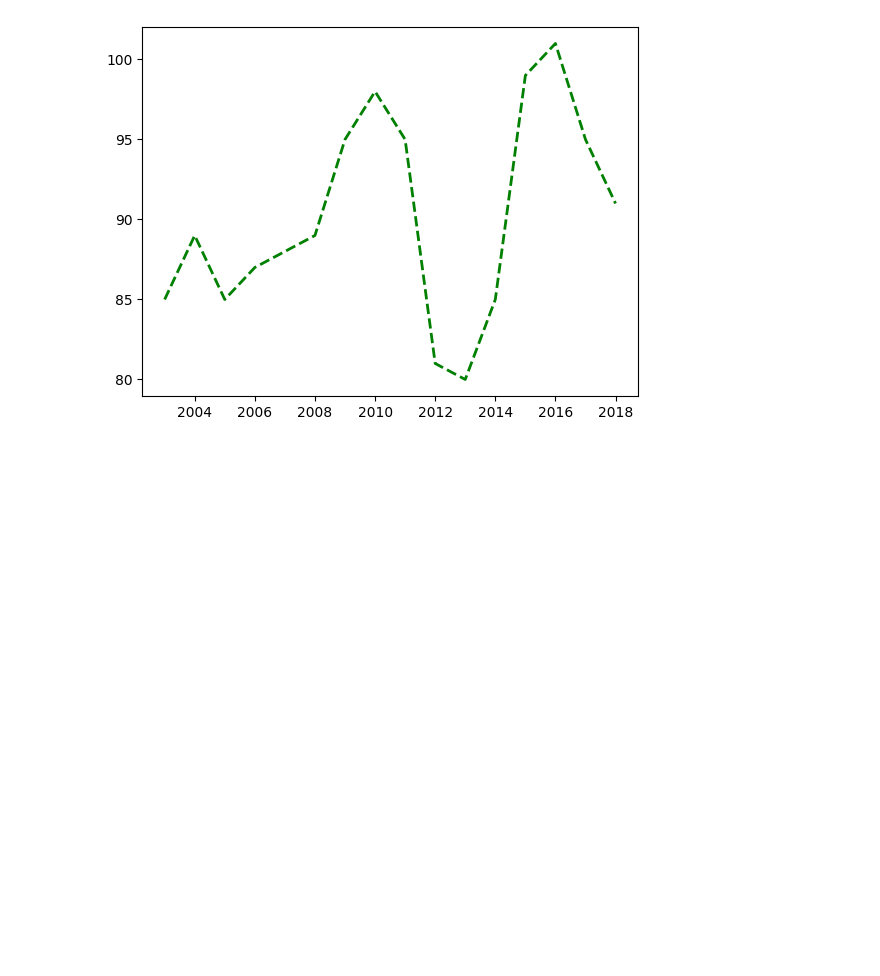
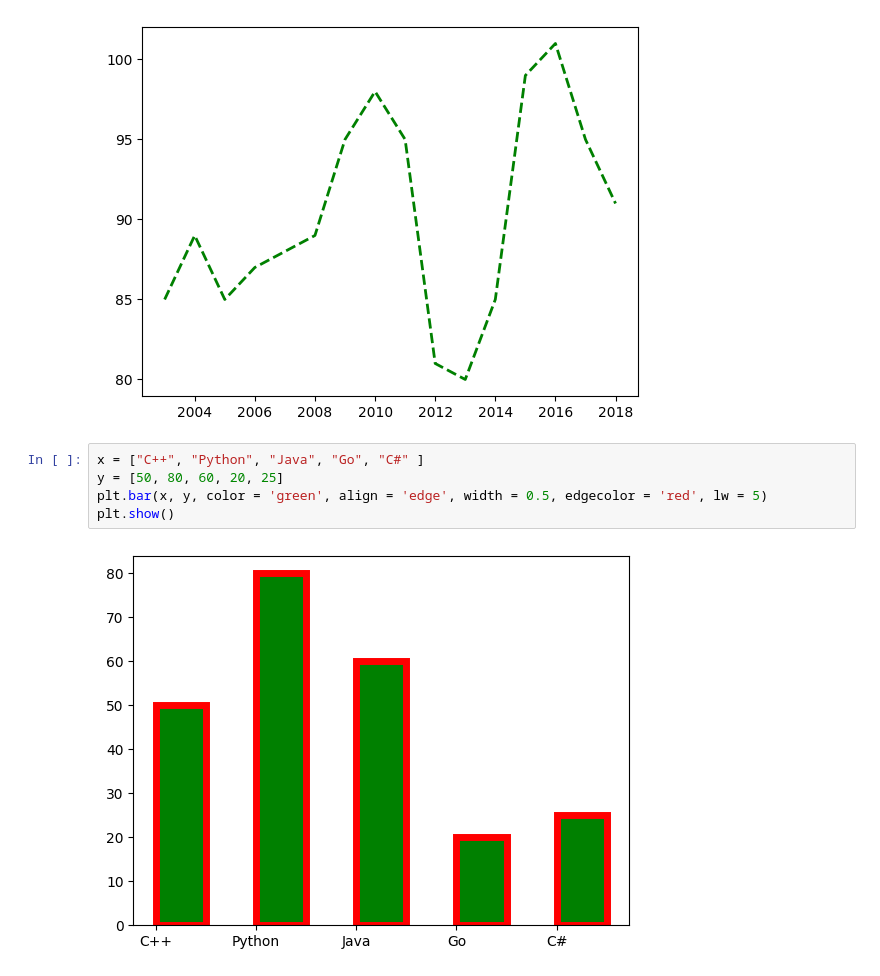
Before and after one commit to miksang0/Data_Visualization_, a Jupyter notebook: Matplotlib.ipynb, the cells around one changed output. Saved outputs shown, nothing was run; the diff lists cells and outputs as text; blank space fills up the shorter version.

```diff
--- a/Matplotlib.ipynb
+++ b/Matplotlib.ipynb
@@ -16,3 +16,10 @@ plt.plot(years, weight, c = 'g', lw = 2, linestyle = '--')
 plt.show()
 # %% [output]
 [figure]
+# %%
+x = ["C++", "Python", "Java", "Go", "C#" ]
+y = [50, 80, 60, 20, 25]
+plt.bar(x, y, color = 'green', align = 'edge', width = 0.5, edgecolor = 'red', lw = 5)
+plt.show()
+# %% [output]
+[figure, added]
```
Also changed, not shown: parts of 3 cells of this notebook.
